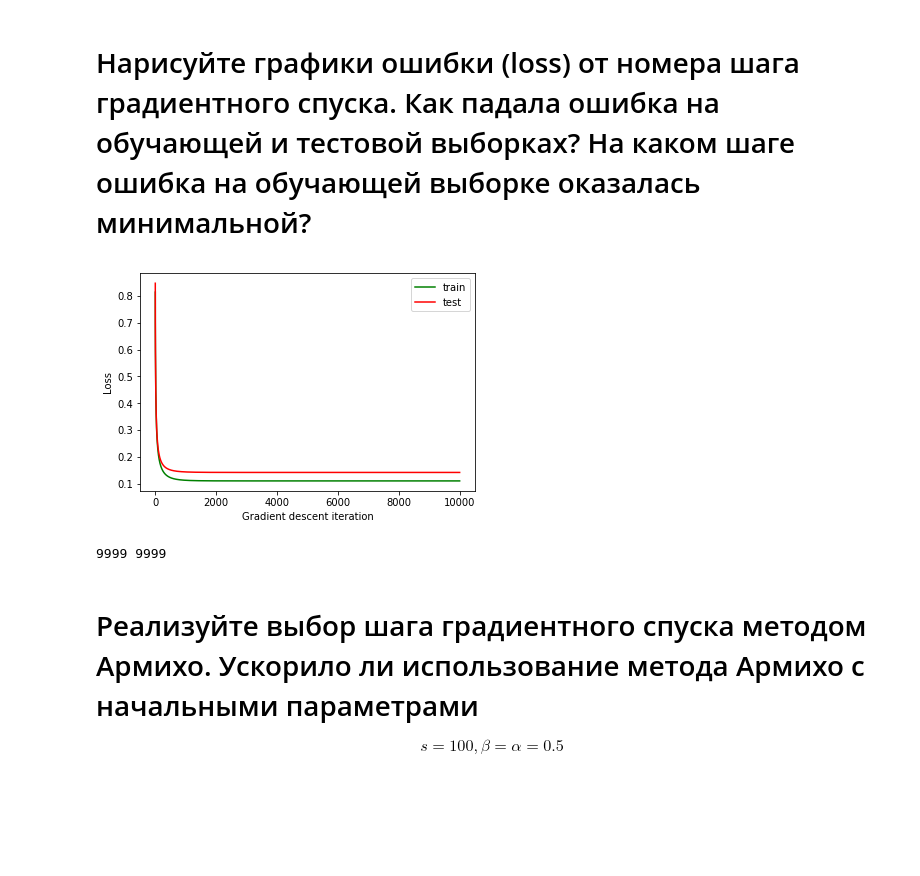
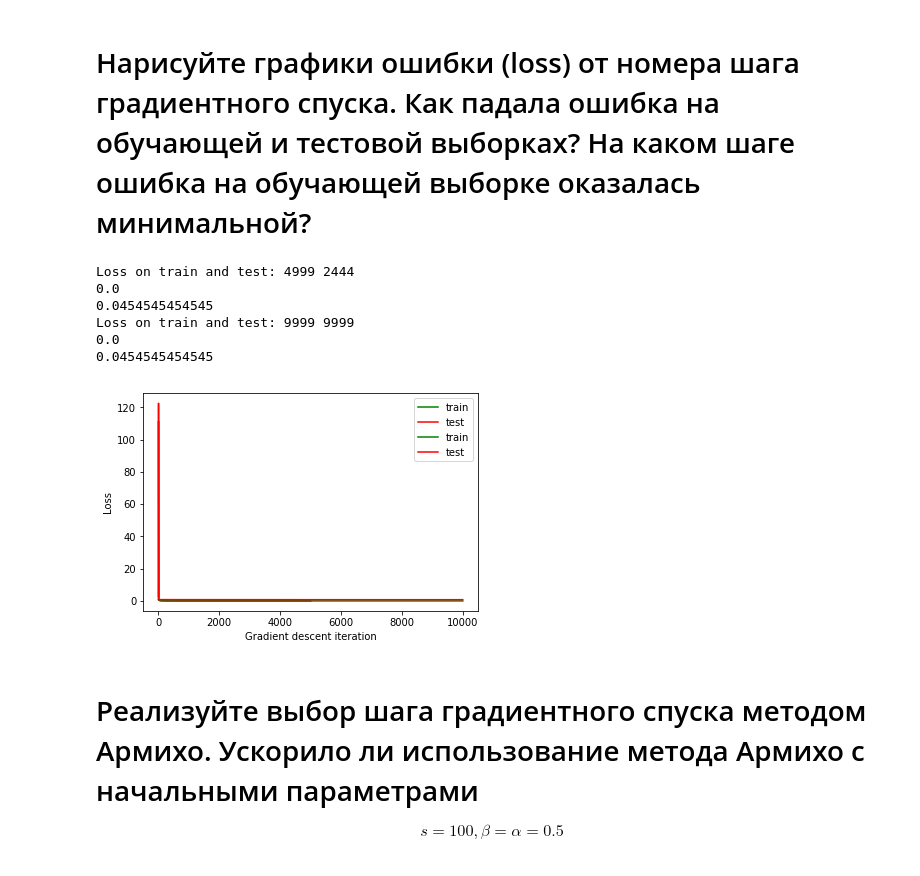
Before and after one commit to Wiki-fan/MIPT-all, a Jupyter notebook: prak2/solution.ipynb, the cells around one changed output. Drawn from its saved outputs; the diff is of its cells as text; code cells hidden in the pictures; blank space fills up the shorter version.

```diff
--- a/prak2/solution.ipynb
+++ b/prak2/solution.ipynb
@@ -144,7 +144,7 @@ class LR:
 
         train_loss = []
         test_loss = []
-        for i in tqdm.tqdm(range(itrs)):
+        for i in tqdm.tqdm_notebook(range(itrs)):
             grad = self.grad(Xn, Y_train)
             if armijo == True:
                 step = self.armijo(self.W, X_train, Y_train, grad, step, alpha=alpha, beta=beta)
@@ -201,5 +201,10 @@ class LR:
 # %%
 eta = 1
 lr = LR()
+step=100
+
+loss_train_armijo, loss_test_armijo = lr.fit(x_train, y_train, x_test, y_test, report_cost=True, itrs=5000,
+                               step=step, armijo=True, reg=0)
+
 loss_train, loss_test = lr.fit(x_train, y_train, x_test, y_test, report_cost=True, itrs=10000,
-                               step=100, armijo=True, alpha=0.5, reg=0.001)
+                               step=step, reg=0)
@@ -216,28 +228,37 @@ print(error_rate(y_test, lr.predict(x_test)))
 # Нарисуйте графики ошибки (loss) от номера шага градиентного спуска. Как падала ошибка на обучающей и тестовой выборках? На каком шаге ошибка на обучающей выборке оказалась минимальной?
 # %%
 def plot_convergence(loss_train, loss_test):
-    plt.figure()
+
     plt.plot(
         loss_train,
         color='green',
         label='train'
     )
 
     plt.plot(
         loss_test,
         color='red',
         label='test')
 
     plt.xlabel('Gradient descent iteration')
     plt.ylabel('Loss')
     plt.legend()
-    plt.show()
 
-    print(np.argmin(loss_train), np.argmin(loss_test))
+
+    print('Loss on train and test:', np.argmin(loss_train), np.argmin(loss_test))
+
+plt.figure()
+plot_convergence(loss_train_armijo, loss_test_armijo)
 plot_convergence(loss_train, loss_test)
+plt.show()
 # %% [output]
+Loss on train and test: 4999 2444
+0.0
+0.0454545454545
+Loss on train and test: 9999 9999
+0.0
+0.0454545454545
-[figure, old version]
+[figure, new version]
-9999 9999
 # %% [markdown]
 # Реализуйте выбор шага градиентного спуска методом Армихо. Ускорило ли использование метода Армихо с начальными параметрами
 $$ s=100, \beta=\alpha=0.5$$
```
Also changed, not shown: parts of 4 cells of this notebook.
